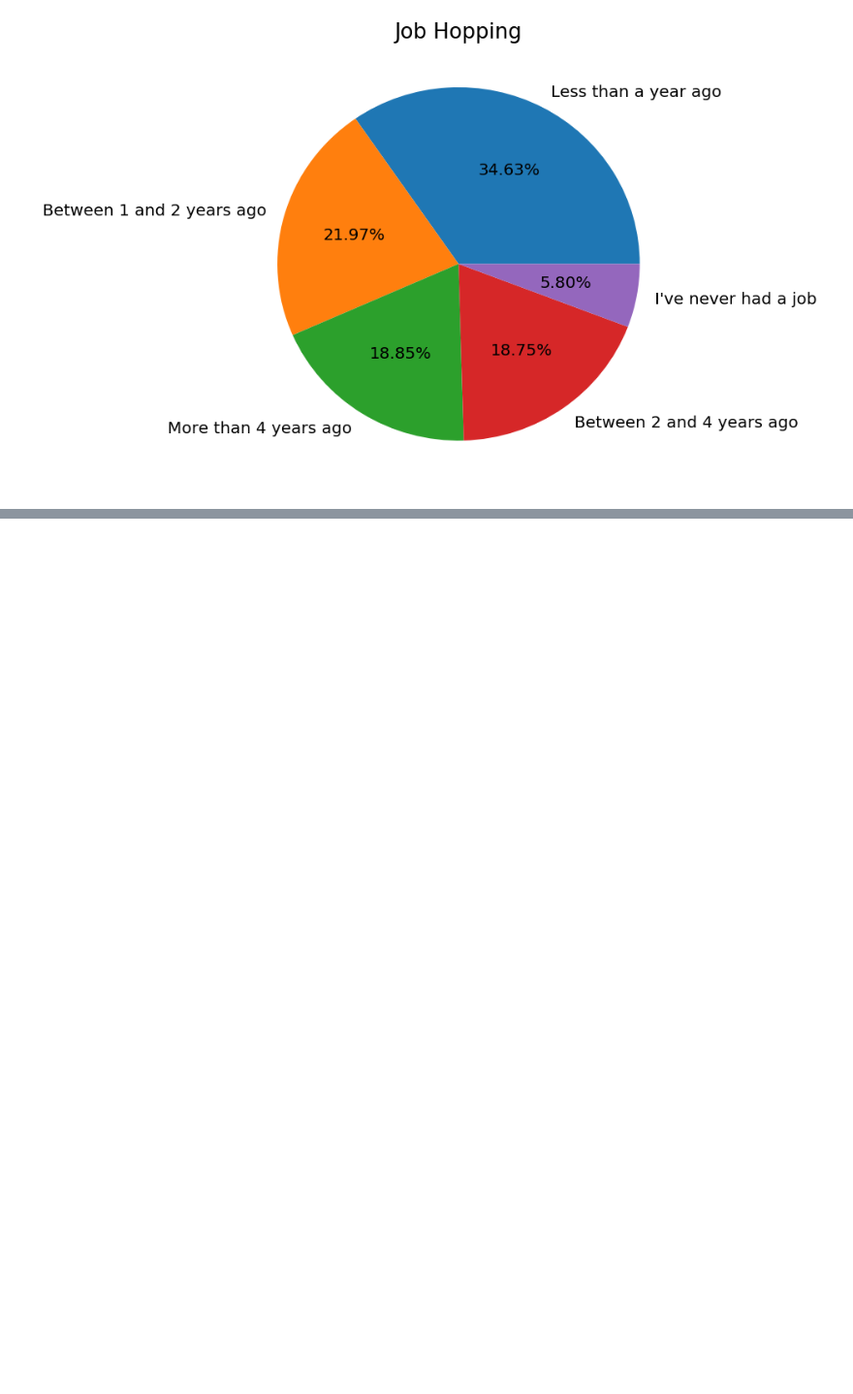
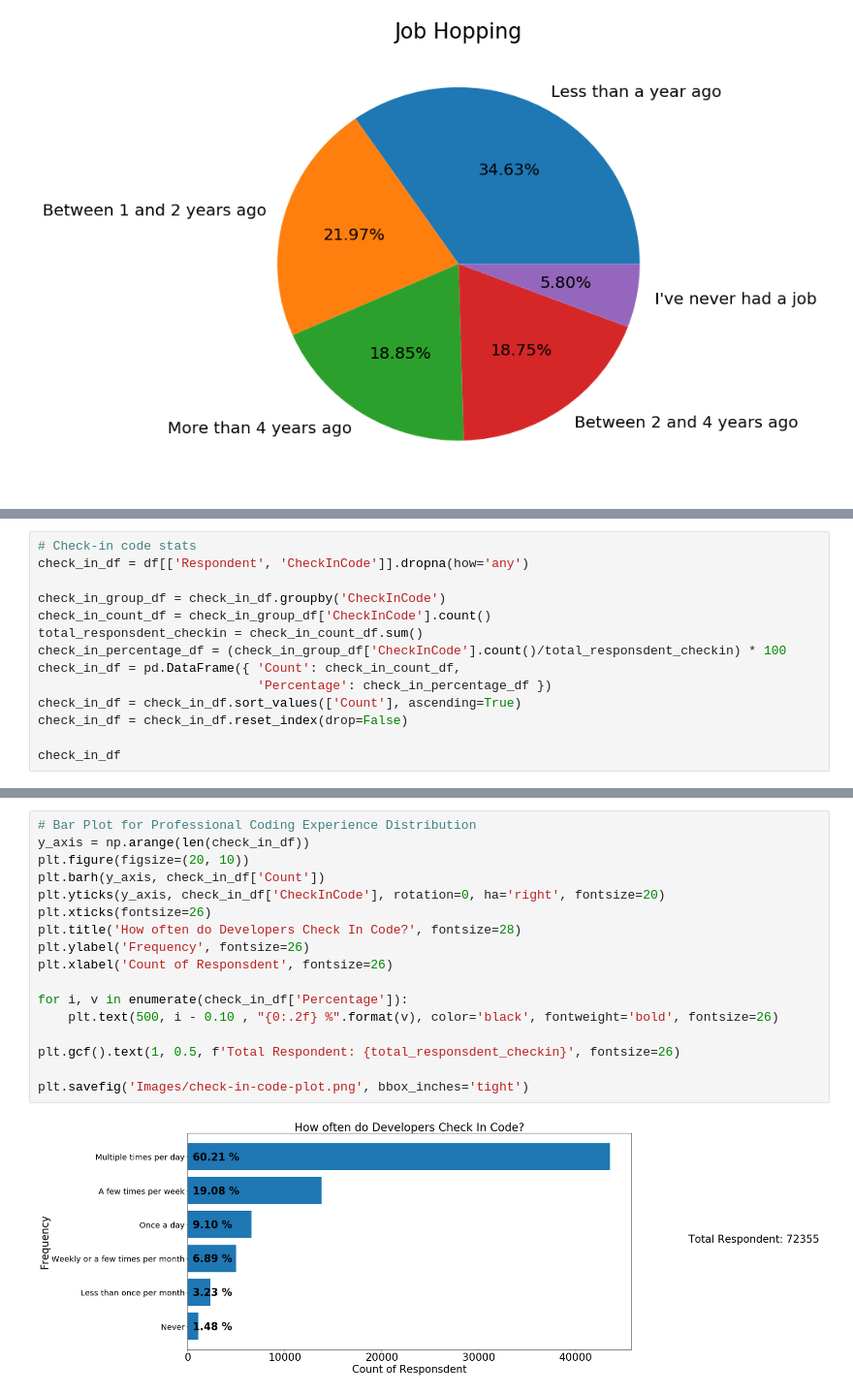
Before and after one commit to kuldeepemol/tech-nerds, a Jupyter notebook: Work-Career-analysis.ipynb, the cells around one changed output, grey strips where cells are left out. Shown: that part at 97% size. Drawn from its saved outputs; the diff is of its cells as text; blank space fills up the shorter version.

```diff
--- a/Work-Career-analysis.ipynb
+++ b/Work-Career-analysis.ipynb
@@ -268,0 +309,14 @@ plt.savefig('Images/experience-distribution.png', bbox_inches='tight')
+# %%
+# Check-in code stats
+check_in_df = df[['Respondent', 'CheckInCode']].dropna(how='any')
+
+check_in_group_df = check_in_df.groupby('CheckInCode')
+check_in_count_df = check_in_group_df['CheckInCode'].count()
+total_responsdent_checkin = check_in_count_df.sum()
+check_in_percentage_df = (check_in_group_df['CheckInCode'].count()/total_responsdent_checkin) * 100
+check_in_df = pd.DataFrame({ 'Count': check_in_count_df,
+                             'Percentage': check_in_percentage_df })
+check_in_df = check_in_df.sort_values(['Count'], ascending=True)
+check_in_df = check_in_df.reset_index(drop=False)
+
+check_in_df
@@ -268,0 +331,19 @@ plt.savefig('Images/experience-distribution.png', bbox_inches='tight')
+# %%
+# Bar Plot for Professional Coding Experience Distribution
+y_axis = np.arange(len(check_in_df))
+plt.figure(figsize=(20, 10))
+plt.barh(y_axis, check_in_df['Count'])
+plt.yticks(y_axis, check_in_df['CheckInCode'], rotation=0, ha='right', fontsize=20)
+plt.xticks(fontsize=26)
+plt.title('How often do Developers Check In Code?', fontsize=28)
+plt.ylabel('Frequency', fontsize=26)
+plt.xlabel('Count of Responsdent', fontsize=26)
+
+for i, v in enumerate(check_in_df['Percentage']):
+    plt.text(500, i - 0.10 , "{0:.2f} %".format(v), color='black', fontweight='bold', fontsize=26)
+
+plt.gcf().text(1, 0.5, f'Total Respondent: {total_responsdent_checkin}', fontsize=26)
+
+plt.savefig('Images/check-in-code-plot.png', bbox_inches='tight')
+# %% [output]
+[figure, added]
```
Also changed, not shown: parts of 10 cells of this notebook, 3 other files.
